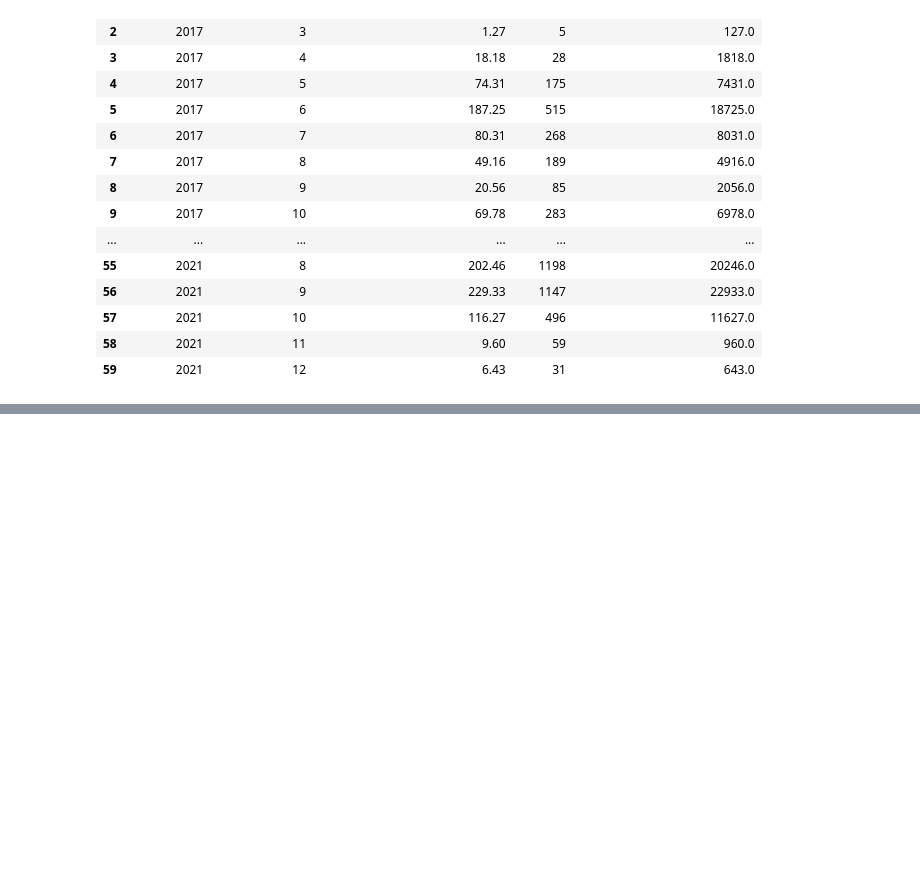
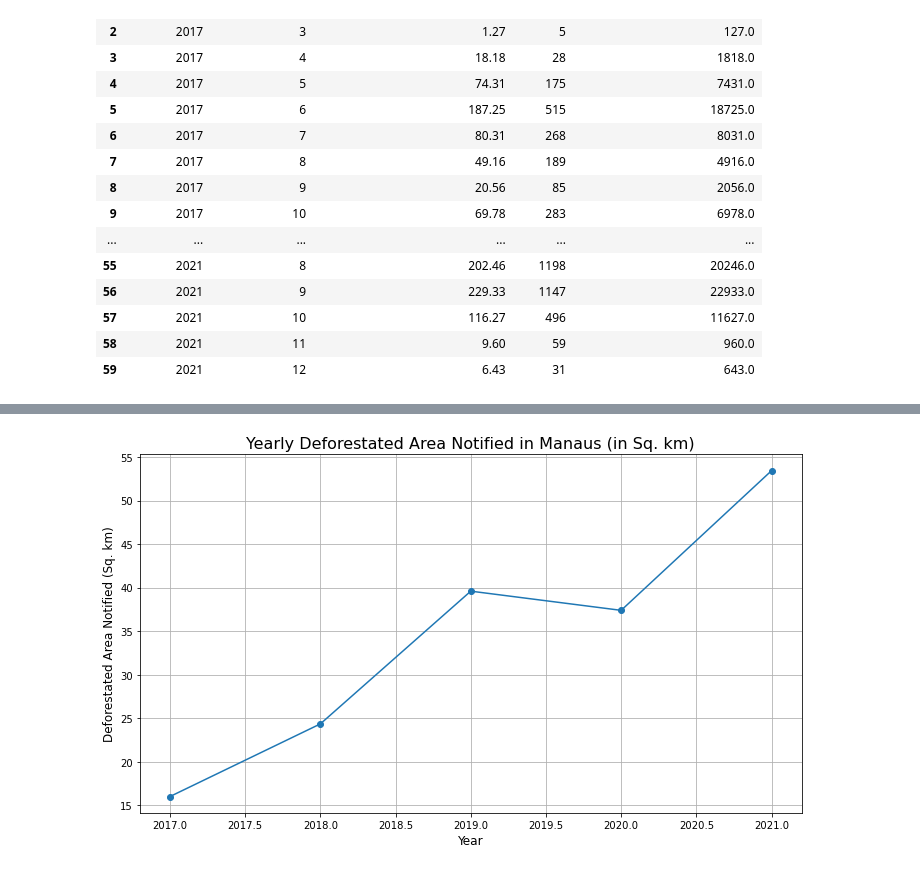
Before and after one commit to RaphaLevy/Study_on_Malaria_dynamics, a Jupyter notebook: mapbiomas_data/Deter_Data_Treatment.ipynb, the cells around one changed output, grey strips where cells are left out. Cells and saved outputs as stored; diff of their text form; code cells hidden in the pictures; blank space fills up the shorter version.

```diff
--- a/mapbiomas_data/Deter_Data_Treatment.ipynb
+++ b/mapbiomas_data/Deter_Data_Treatment.ipynb
@@ -109,0 +156,18 @@ grouped_manaus_monthly_deforestation_df
+# %%
+yearly_manaus_deforestation_df = grouped_manaus_monthly_deforestation_df.groupby(grouped_manaus_monthly_deforestation_df.index.year).sum()
+
+# Plot the yearly deforestation area for Manaus
+plt.figure(figsize=(10, 6))
+plt.plot(yearly_manaus_deforestation_df.index, yearly_manaus_deforestation_df['Manaus_Total_Def_Area_km2'], marker='o')
+
+# Add labels and title
+plt.title('Yearly Deforestated Area Notified in Manaus (in Sq. km)', fontsize=16)
+plt.xlabel('Year', fontsize=12)
+plt.ylabel('Deforestated Area Notified (Sq. km)', fontsize=12)
+
+# Display the grid and plot
+plt.grid(True)
+plt.tight_layout()
+plt.show()
+# %% [output]
+[figure, added]
```
Also changed, not shown: parts of 2 cells of this notebook.
